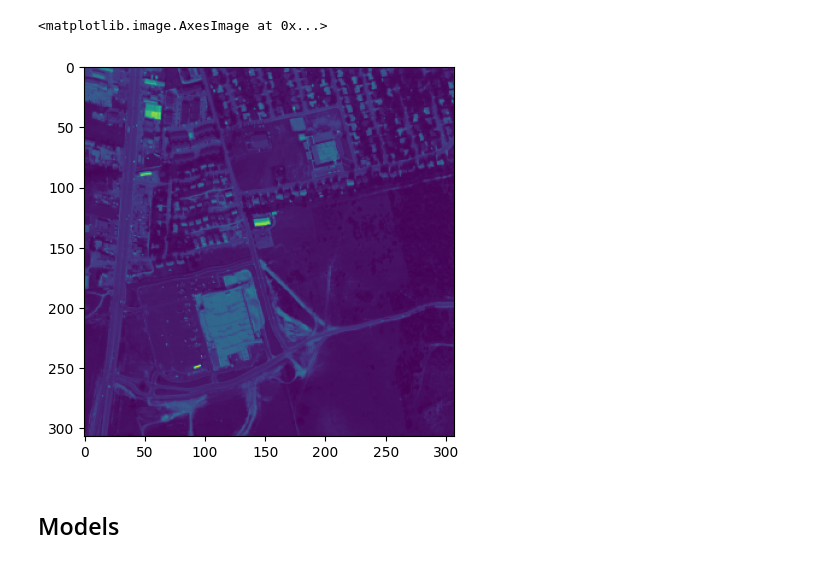
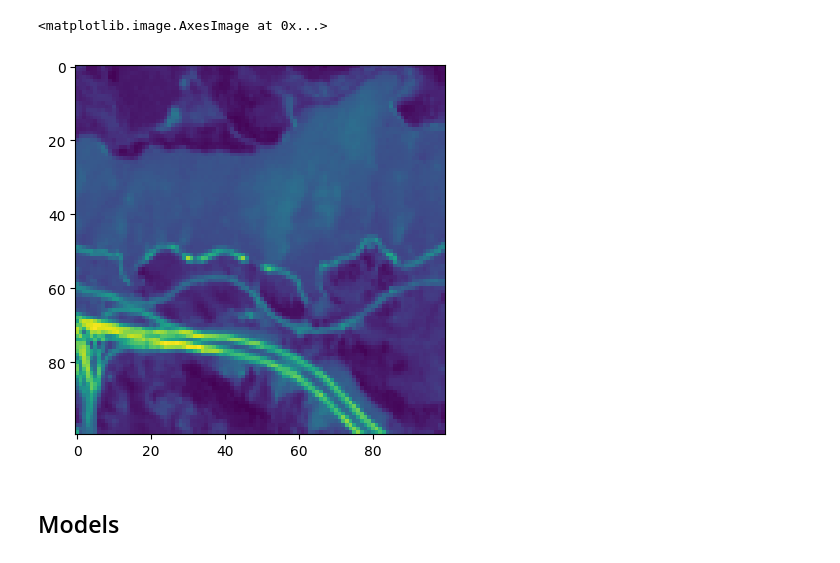
Before and after one commit to edabier/SS-HSU_benchmark, a Jupyter notebook: global_test.ipynb, the cells around one changed output. Cells and saved outputs as stored; diff of their text form; code cells hidden in the pictures.

```diff
--- a/global_test.ipynb
+++ b/global_test.ipynb
@@ -22,20 +20,20 @@ False
 # %%
-dataset = "urban"
+dataset = "jasper"
 data = io.loadmat(f"datasets/{dataset}.mat")
 Y = torch.tensor(data["Y"])
 Y = Y.to(torch.float32)
 E = torch.tensor(data["E"])
 B, c, N = E.shape[0], E.shape[1], Y.shape[1]
 
 Y = Y.reshape(Y.shape[0], int(Y.shape[1]**0.5), int(Y.shape[1]**0.5))
 H, W = Y.shape[1], Y.shape[2]
 
 patch_size = 100
 
 plt.imshow(Y.cpu()[10,:,:])
 # %% [output]
 <matplotlib.image.AxesImage at 0x...>
-[figure, old version]
+[figure, new version]
 # %%
 # dataset_full = utils.HSI_dataset(dataset=dataset)
 # dataset_patched = utils.HSI_dataset(dataset=dataset, patch_size=patch_size)
```
Also changed, not shown: parts of 14 cells of this notebook, 2 other files.
